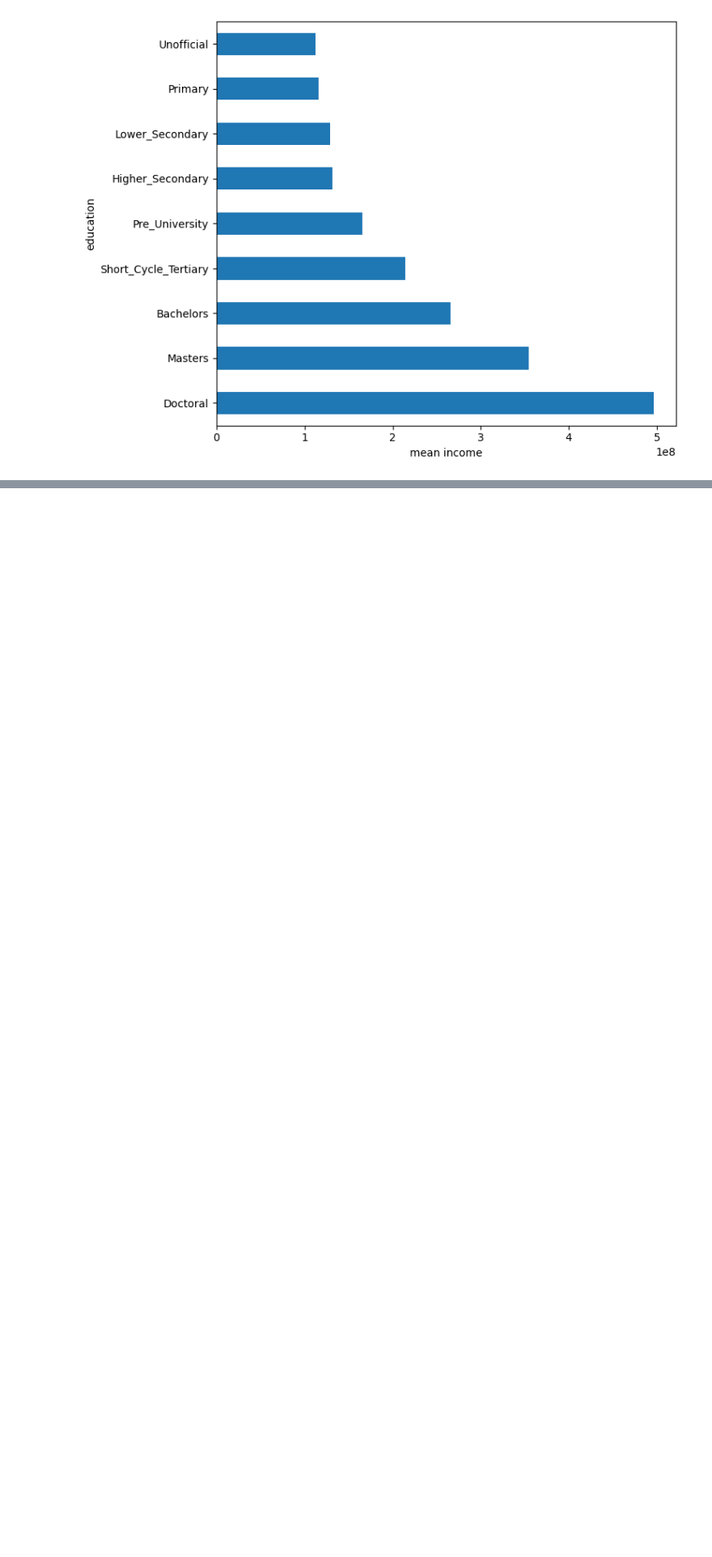
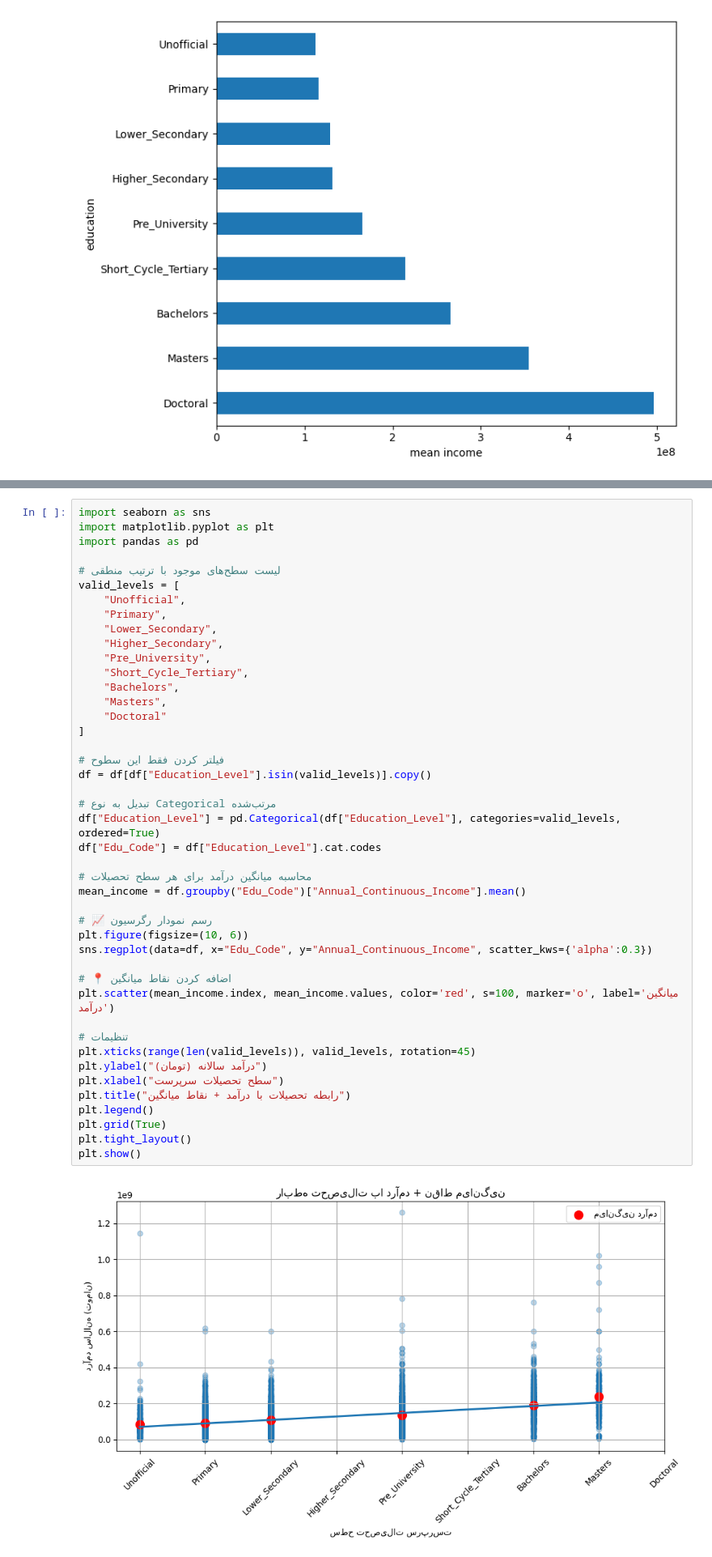
Before and after one commit to MhRezaRahmani/regres, a Jupyter notebook: reg-project2.ipynb, the cells around one changed output, grey strips where cells are left out. Shown: that part at 81% size. Saved outputs shown, nothing was run; the diff lists cells and outputs as text; blank space fills up the shorter version.

```diff
--- a/reg-project2.ipynb
+++ b/reg-project2.ipynb
@@ -248,0 +452,46 @@ plt.show()
+# %%
+import seaborn as sns
+import matplotlib.pyplot as plt
+import pandas as pd
+
+# لیست سطح‌های موجود با ترتیب منطقی
+valid_levels = [
+    "Unofficial",
+    "Primary",
+    "Lower_Secondary",
+    "Higher_Secondary",
+    "Pre_University",
+    "Short_Cycle_Tertiary",
+    "Bachelors",
+    "Masters",
+    "Doctoral"
+]
+
+# فیلتر کردن فقط این سطوح
+df = df[df["Education_Level"].isin(valid_levels)].copy()
+
+# تبدیل به نوع Categorical مرتب‌شده
+df["Education_Level"] = pd.Categorical(df["Education_Level"], categories=valid_levels, ordered=True)
+df["Edu_Code"] = df["Education_Level"].cat.codes
+
+# محاسبه میانگین درآمد برای هر سطح تحصیلات
+mean_income = df.groupby("Edu_Code")["Annual_Continuous_Income"].mean()
+
+# 📈 رسم نمودار رگرسیون
+plt.figure(figsize=(10, 6))
+sns.regplot(data=df, x="Edu_Code", y="Annual_Continuous_Income", scatter_kws={'alpha':0.3})
+
+# 📍 اضافه کردن نقاط میانگین
+plt.scatter(mean_income.index, mean_income.values, color='red', s=100, marker='o', label='میانگین درآمد')
+
+# تنظیمات
+plt.xticks(range(len(valid_levels)), valid_levels, rotation=45)
+plt.ylabel("درآمد سالانه (تومان)")
+plt.xlabel("سطح تحصیلات سرپرست")
+plt.title("رابطه تحصیلات با درآمد + نقاط میانگین")
+plt.legend()
+plt.grid(True)
+plt.tight_layout()
+plt.show()
+# %% [output]
+[figure, added]
```
Also changed, not shown: parts of 21 cells of this notebook.
